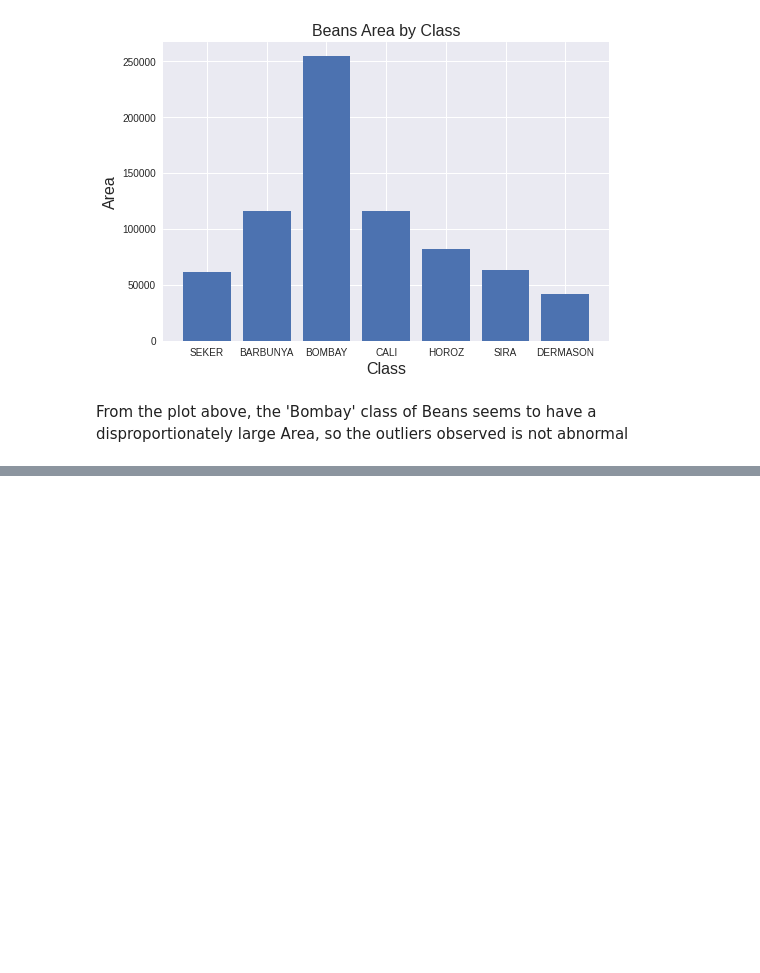
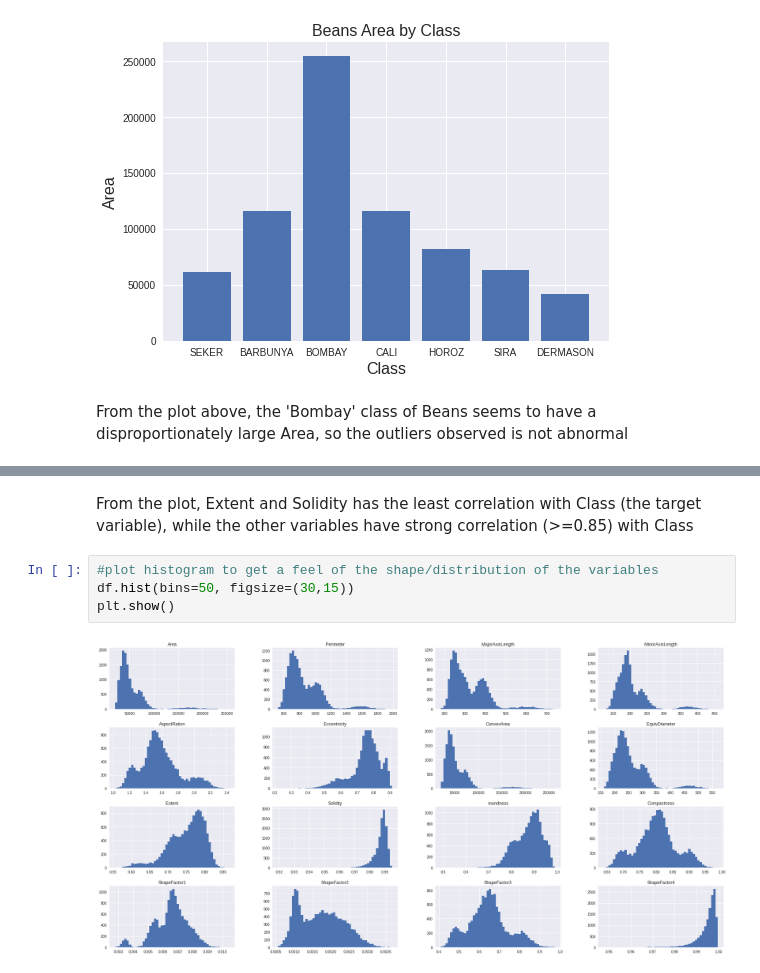
Before and after one commit to AgunsBaba/Assignment, a Jupyter notebook: Project_2.ipynb, the cells around one changed output, grey strips where cells are left out. Drawn from its saved outputs; the diff is of its cells as text; blank space fills up the shorter version.

```diff
--- a/Project_2.ipynb
+++ b/Project_2.ipynb
@@ -125,0 +168,8 @@ From the plot above, the 'Bombay' class of Beans seems to have a disproportionat
+# %% [markdown]
+From the plot, Extent and Solidity has the least correlation with Class (the target variable), while the other variables have strong correlation (>=0.85) with Class
+# %%
+#plot histogram to get a feel of the shape/distribution of the variables
+df.hist(bins=50, figsize=(30,15))
+plt.show()
+# %% [output]
+[figure, added]
```
Also changed, not shown: parts of 3 cells of this notebook.
